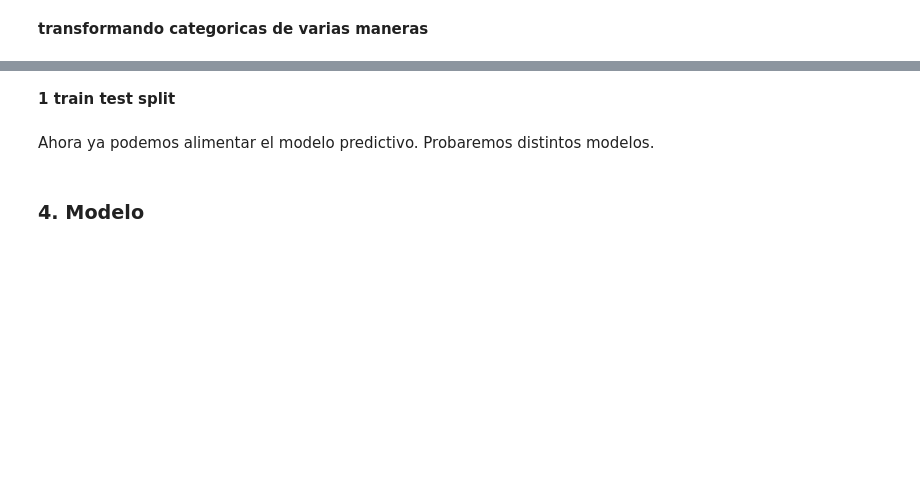
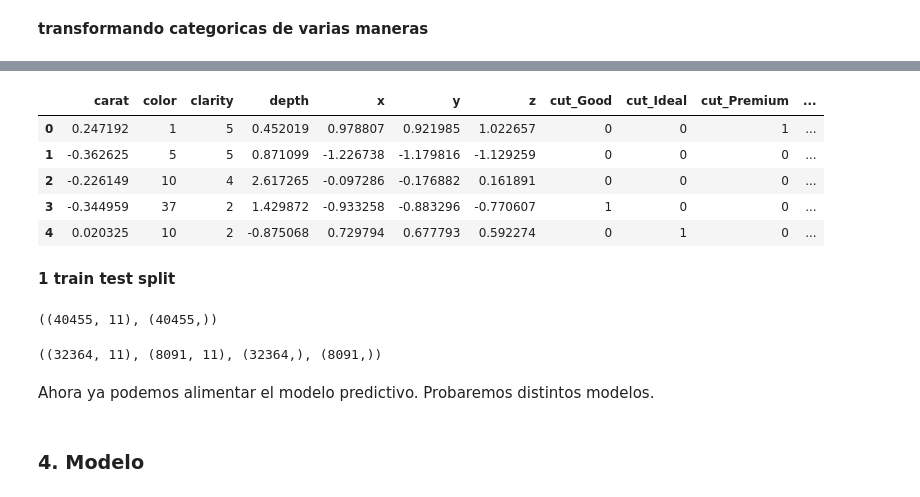
Before and after one commit to Ironhack-Data-Madrid-Mayo-2022/apuntes_clase, a Jupyter notebook: semana_7/1.1 - Intro Machine Learning - Aprendizaje Supervisado - Regresion.ipynb, the cells around one changed output, grey strips where cells are left out. Cells and saved outputs as stored; diff of their text form; code cells hidden in the pictures; blank space fills up the shorter version.

```diff
--- a/semana_7/1.1 - Intro Machine Learning - Aprendizaje Supervisado - Regresion.ipynb
+++ b/semana_7/1.1 - Intro Machine Learning - Aprendizaje Supervisado - Regresion.ipynb
@@ -254,5 +345,35 @@ Antes de transformar definitivamente nada, vamos a separar los datos en X e y. y
+# %%
+# label encoder custom, aqui entra mi conocimiento experto
+
+color={'J': 1, 'I': 2, 'H': 5, 'G':10, 'F': 15, 'E': 30, 'D':37}
+
+
+X.color=X.color.apply(lambda x: color[x])
+
+X.head()
+# %% [output]
+|  | carat | color | clarity | depth | x | y | z | cut_Good | cut_Ideal | cut_Premium | ... |
+| 0 | 0.247192 | 1 | 5 | 0.452019 | 0.978807 | 0.921985 | 1.022657 | 0 | 0 | 1 | ... |
+| 1 | -0.362625 | 5 | 5 | 0.871099 | -1.226738 | -1.179816 | -1.129259 | 0 | 0 | 0 | ... |
+| 2 | -0.226149 | 10 | 4 | 2.617265 | -0.097286 | -0.176882 | 0.161891 | 0 | 0 | 0 | ... |
+| 3 | -0.344959 | 37 | 2 | 1.429872 | -0.933258 | -0.883296 | -0.770607 | 1 | 0 | 0 | ... |
+| 4 | 0.020325 | 10 | 2 | -0.875068 | 0.729794 | 0.677793 | 0.592274 | 0 | 1 | 0 | ... |
 # %% [markdown]
 **1 train test split**
+# %%
+X.shape, y.shape
+# %% [output]
+((40455, 11), (40455,))
+# %%
+from sklearn.model_selection import train_test_split as tts  # el alias es cosa mia
+
+
+
+X_train, X_test, y_train, y_test = tts(X, y, train_size=0.8, test_size=0.2, random_state=42)
+
+X_train.shape, X_test.shape, y_train.shape, y_test.shape
+# %% [output]
+((32364, 11), (8091, 11), (32364,), (8091,))
 # %% [markdown]
 Ahora ya podemos alimentar el modelo predictivo. Probaremos distintos modelos.
 # %% [markdown]
```
Also changed, not shown: parts of 63 cells of this notebook.
